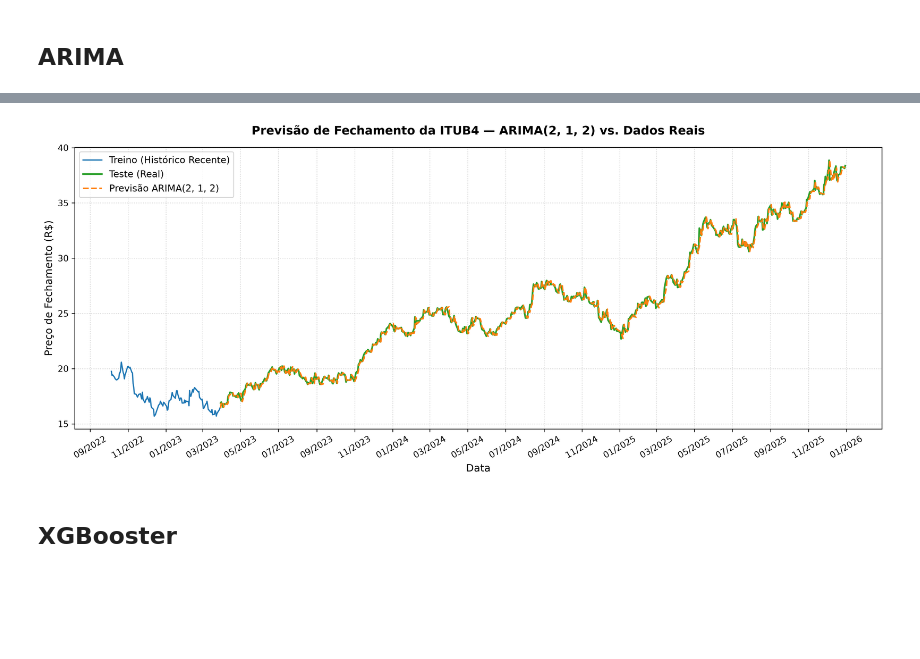
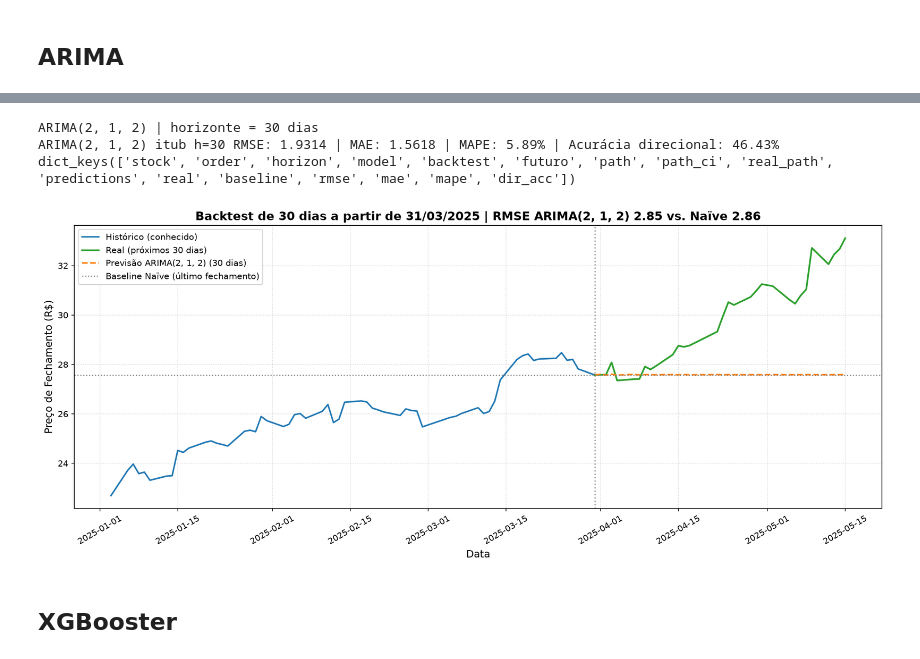
Before and after one commit to robertasaoriokada/stock-prediction, a Jupyter notebook: ITUB4.ipynb, the cells around one changed output, grey strips where cells are left out. Saved outputs shown, nothing was run; the diff lists cells and outputs as text; code cells hidden in the pictures; blank space fills up the shorter version.

Commit message:
feat: arima prediction 30 days ahead

```diff
--- a/ITUB4.ipynb
+++ b/ITUB4.ipynb
@@ -64,13 +72,14 @@ ARIMA(2, 1, 2) itub    RMSE: 0.3314 | MAE: 0.2479 | MAPE: 0.96% | Acurácia dire
-# %%
-plot_forecast(
-    train_itub, test_itub,
-    predictions=res_itub["predictions"],
-    stock_name="itub",
-    model_name=f"ARIMA{res_itub['order']}",
-    ticker_label="ITUB4",
-)
-# %% [output]
-[figure, removed]
+# %%
+res_itub_30 = run_arima_30(train_itub, test_itub, "itub", horizon=30)
+print(res_itub_30.keys())   # deve listar 'backtest' e 'futuro'
+
+plot_forecast_30(res_itub_30, train_itub, test_itub, "itub", origem="2025-03-31",
+                 model_name=f"ARIMA{res_itub_30['order']}")
+# %% [output]
+ARIMA(2, 1, 2) | horizonte = 30 dias
+ARIMA(2, 1, 2) itub h=30 RMSE: 1.9314 | MAE: 1.5618 | MAPE: 5.89% | Acurácia direcional: 46.43%
+dict_keys(['stock', 'order', 'horizon', 'model', 'backtest', 'futuro', 'path', 'path_ci', 'real_path', 'predictions', 'real', 'baseline', 'rmse', 'mae', 'mape', 'dir_acc'])
+[figure, added]
 # %% [markdown]
 ## XGBooster
 # %%
```
Also changed, not shown: parts of 4 cells of this notebook, 5 other files.
